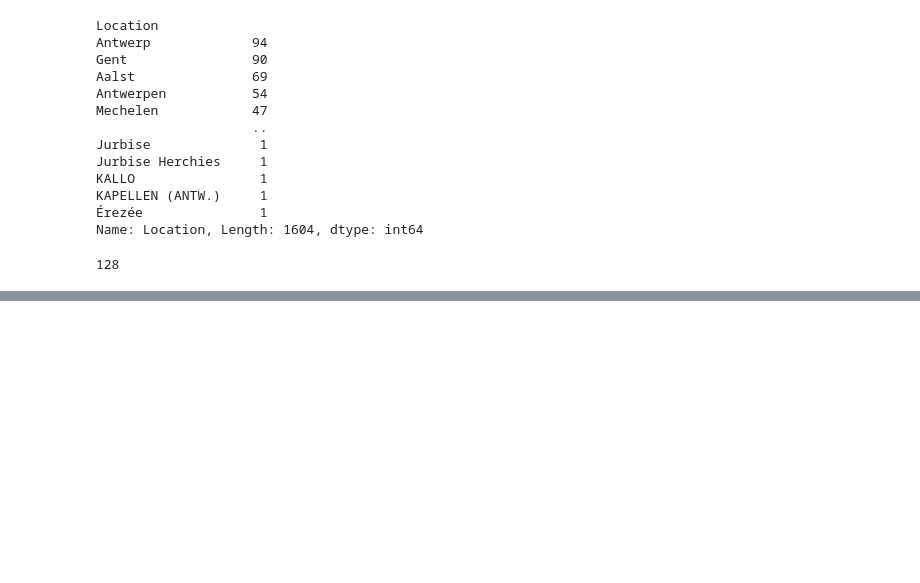
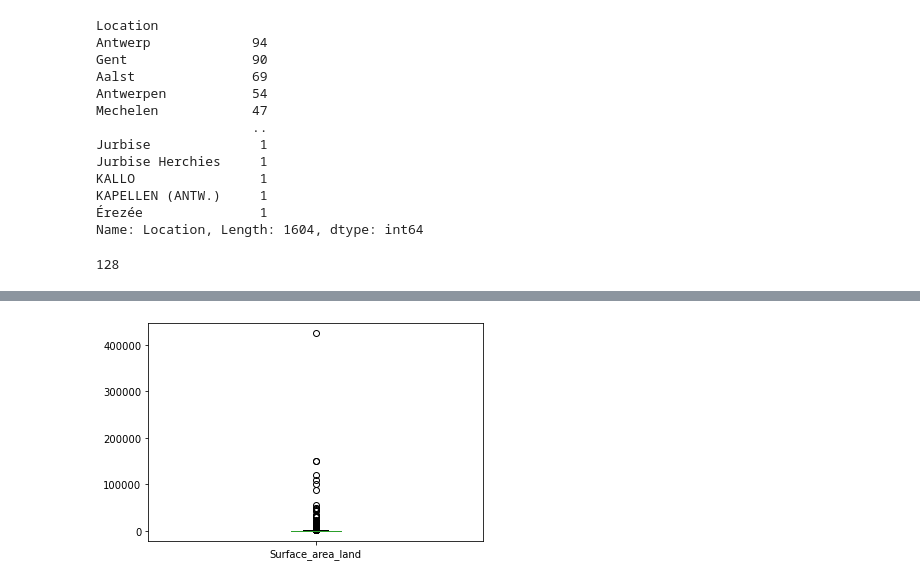
Before and after one commit to IrinaSing/challenge-machine-learning-api-deployment, a Jupyter notebook: data/dataframe.ipynb, the cells around one changed output, grey strips where cells are left out. Drawn from its saved outputs; the diff is of its cells as text; code cells hidden in the pictures; blank space fills up the shorter version.

```diff
--- a/data/dataframe.ipynb
+++ b/data/dataframe.ipynb
@@ -407,0 +437,4 @@ len(df1.Location.unique())
+# %%
+plot_boxplot(df1, "Surface_area_land")
+# %% [output]
+[figure, added]
```
Also changed, not shown: parts of 23 cells of this notebook.
